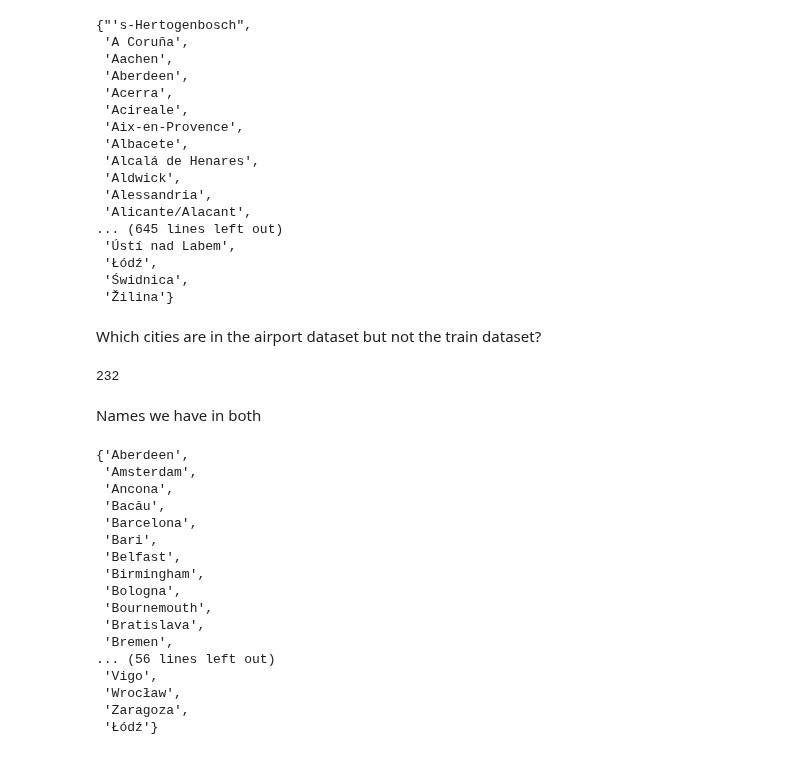
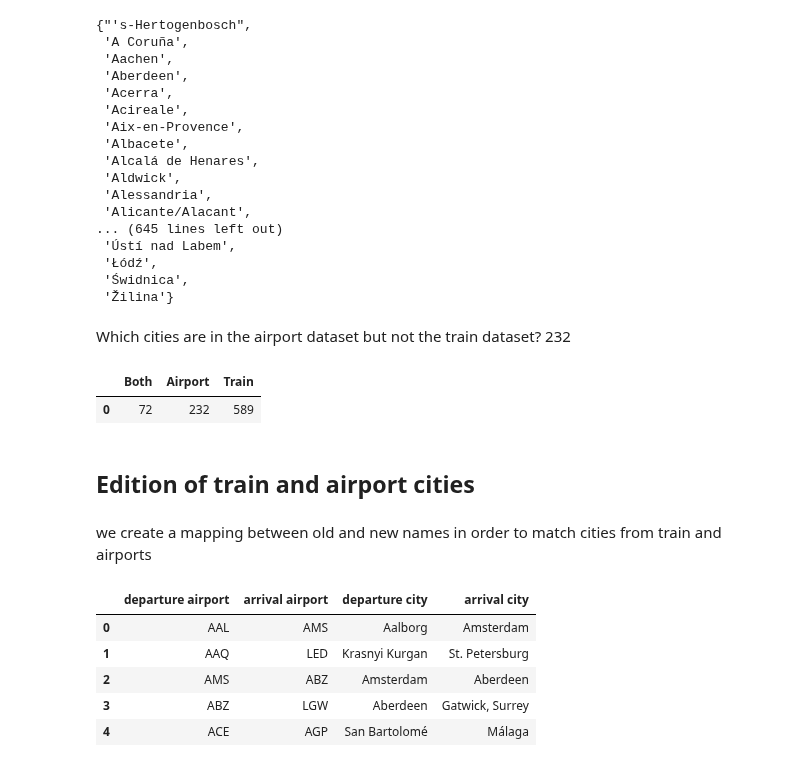
Before and after one commit to RabDou44/DOPP_group18, a Jupyter notebook: final notebook/comparing_train_airport_cities.ipynb, the cells around one changed output. Saved outputs shown, nothing was run; the diff lists cells and outputs as text; code cells hidden in the pictures.

```diff
--- a/final notebook/comparing_train_airport_cities.ipynb
+++ b/final notebook/comparing_train_airport_cities.ipynb
@@ -218,30 +236,30 @@ train_cities_set
  'Świdnica',
  'Žilina'}
 # %% [markdown]
-Which cities are in the airport dataset but not the train dataset?
+Which cities are in the airport dataset but not the train dataset? 232
-# %%
-len(airport_cities_set - train_cities_set)
-# %% [output]
-232
-# %% [markdown]
-Names we have in both
 # %%
-airport_cities_set & train_cities_set
+airport_train_cities = airport_cities_set & train_cities_set
+airport_cities_only = airport_cities_set - train_cities_set
+train_cities_only = train_cities_set - airport_cities_set
+
+pd.DataFrame([{"Both":len(airport_train_cities),
+              "Airport": len(airport_cities_only),
+              "Train": len(train_cities_only)}])
 # %% [output]
-{'Aberdeen',
- 'Amsterdam',
- 'Ancona',
- 'Bacău',
- 'Barcelona',
- 'Bari',
- 'Belfast',
- 'Birmingham',
- 'Bologna',
- 'Bournemouth',
- 'Bratislava',
- 'Bremen',
-... (56 lines left out)
- 'Vigo',
- 'Wrocław',
- 'Zaragoza',
- 'Łódź'}
+|  | Both | Airport | Train |
+| 0 | 72 | 232 | 589 |
+# %% [markdown]
+## Edition of train and airport cities
+# %% [markdown]
+we create a mapping between old and new names in order to match cities from train and airports
+# %%
+flight_routes = pd.read_csv("../datasets/flight_times_extended.csv")
+flight_routes = flight_routes.iloc[:,1:]
+flight_routes.iloc[:,2:].head()
+# %% [output]
+|  | departure airport | arrival airport | departure city | arrival city |
+| 0 | AAL | AMS | Aalborg | Amsterdam |
+| 1 | AAQ | LED | Krasnyi Kurgan | St. Petersburg |
+| 2 | AMS | ABZ | Amsterdam | Aberdeen |
+| 3 | ABZ | LGW | Aberdeen | Gatwick, Surrey |
+| 4 | ACE | AGP | San Bartolomé | Málaga |
```
Also changed, not shown: parts of 11 cells of this notebook.
